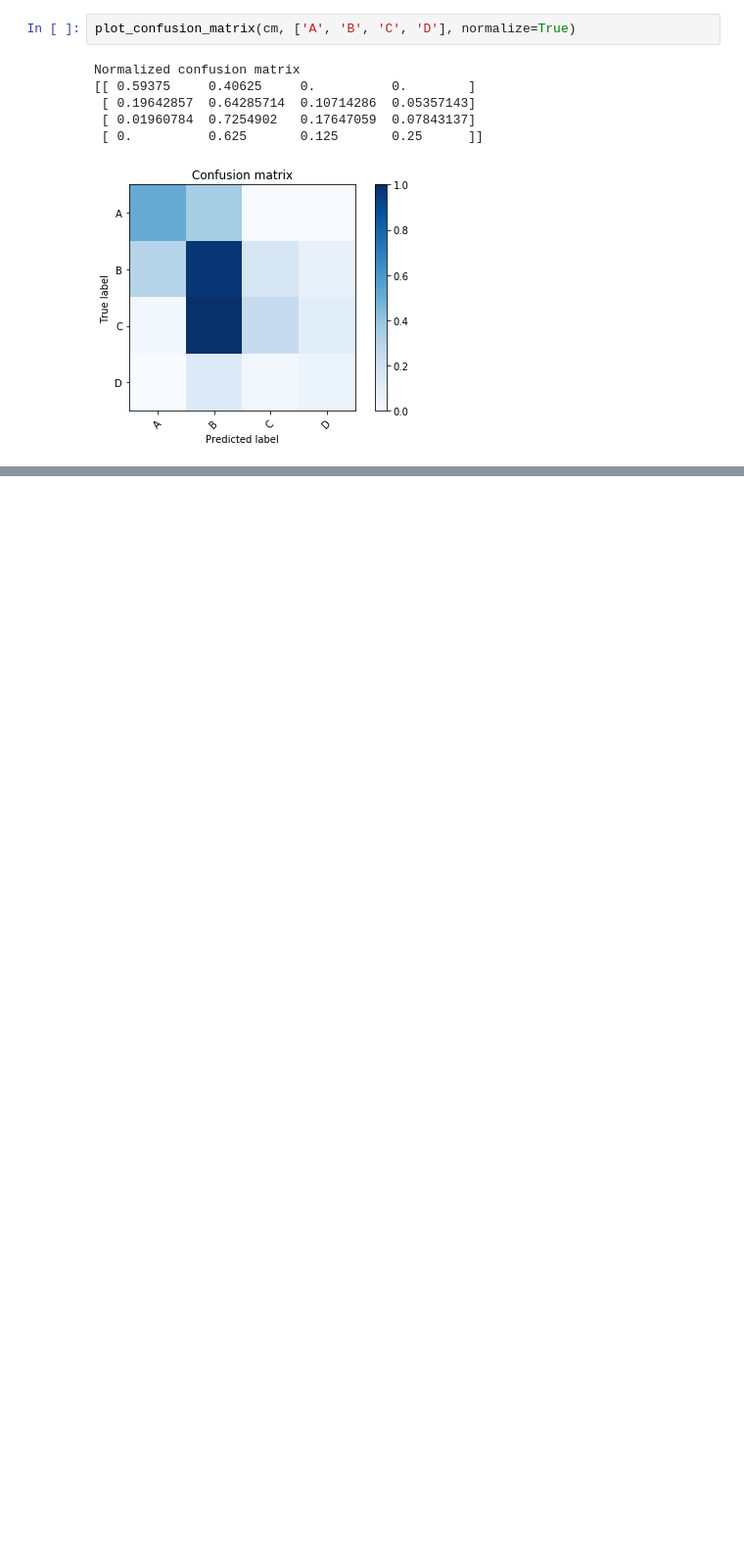
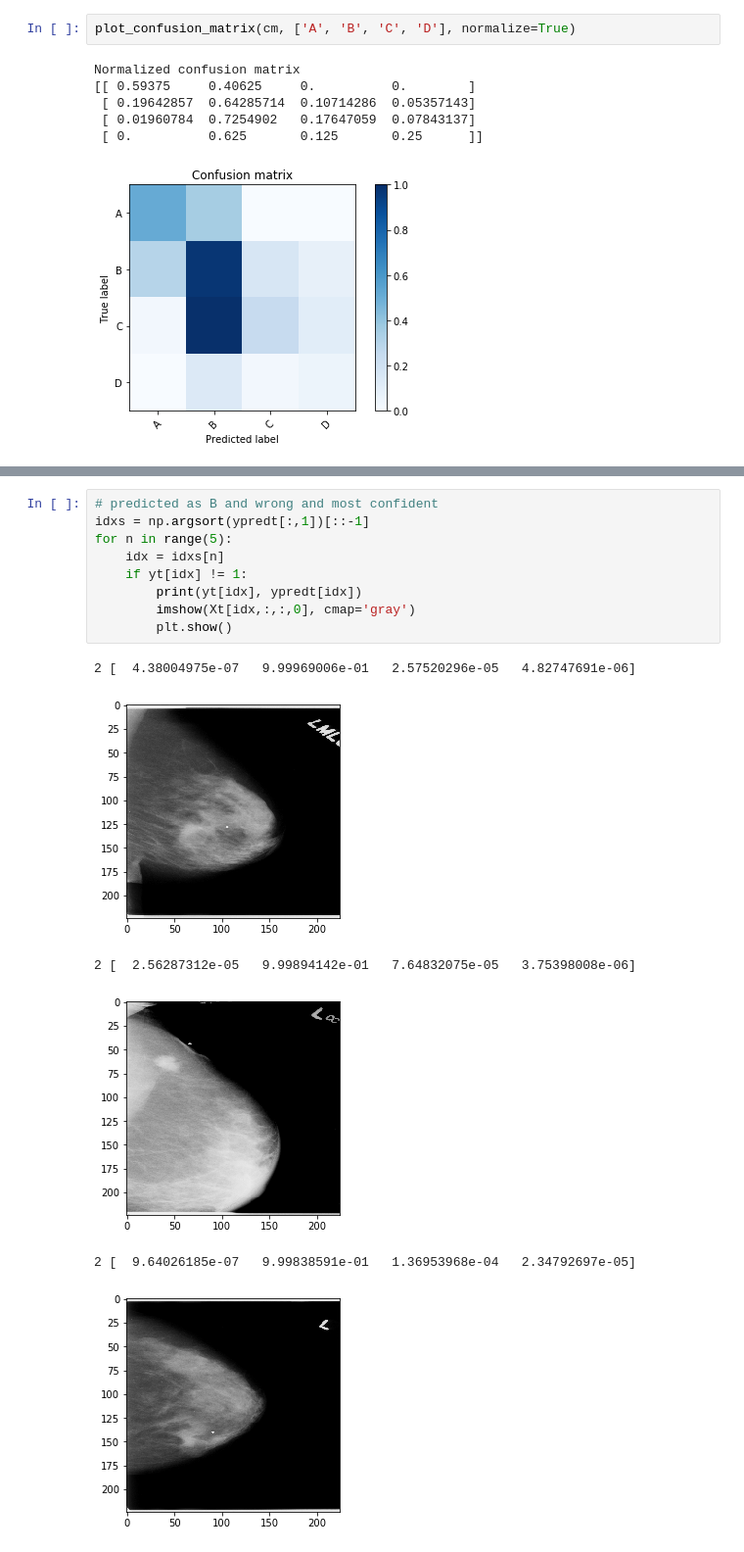
Before and after one commit to chingu163/rsna17, a Jupyter notebook: ex_data.ipynb, the cells around one changed output, grey strips where cells are left out. Shown: that part at 98% size. Drawn from its saved outputs; the diff is of its cells as text; blank space fills up the shorter version.

```diff
--- a/ex_data.ipynb
+++ b/ex_data.ipynb
@@ -315,0 +349,16 @@ Normalized confusion matrix
+# %%
+# predicted as B and wrong and most confident
+idxs = np.argsort(ypredt[:,1])[::-1]
+for n in range(5):
+    idx = idxs[n]
+    if yt[idx] != 1:
+        print(yt[idx], ypredt[idx])
+        imshow(Xt[idx,:,:,0], cmap='gray')
+        plt.show()
+# %% [output]
+2 [  4.38004975e-07   9.99969006e-01   2.57520296e-05   4.82747691e-06]
+[figure, added]
+2 [  2.56287312e-05   9.99894142e-01   7.64832075e-05   3.75398008e-06]
+[figure, added]
+2 [  9.64026185e-07   9.99838591e-01   1.36953968e-04   2.34792697e-05]
+[figure, added]
```
Also changed, not shown: parts of 6 cells of this notebook.
